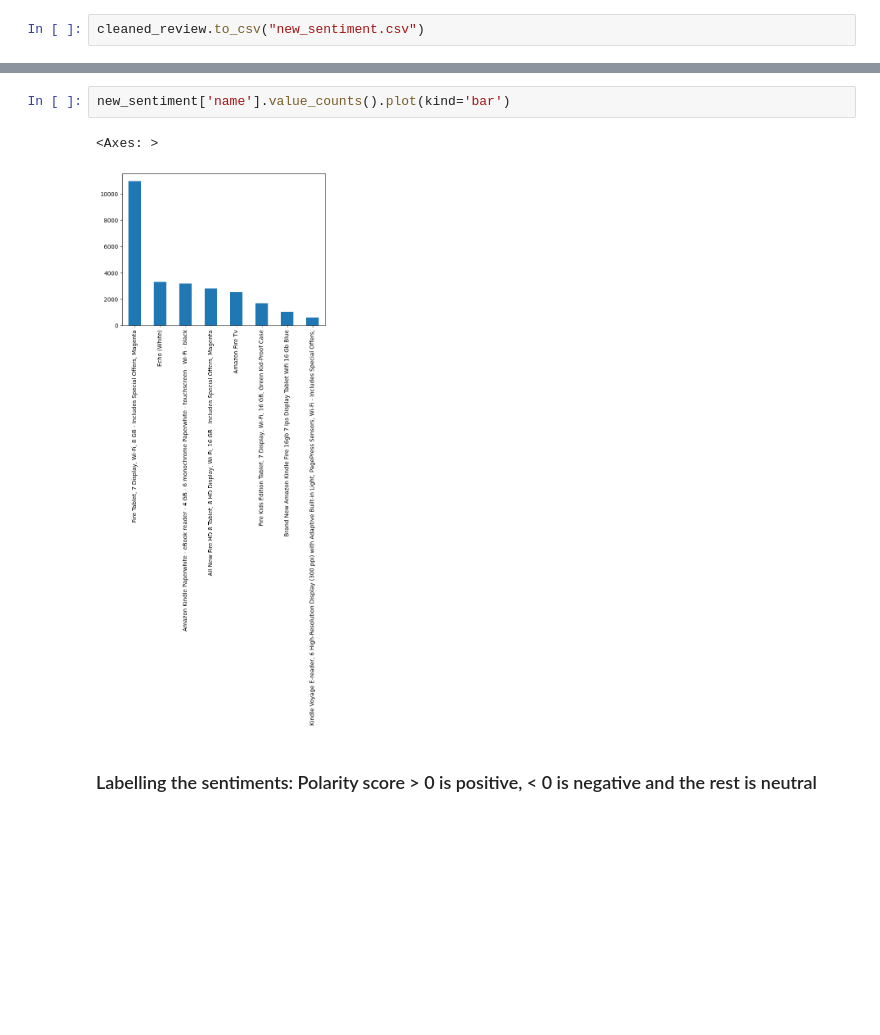
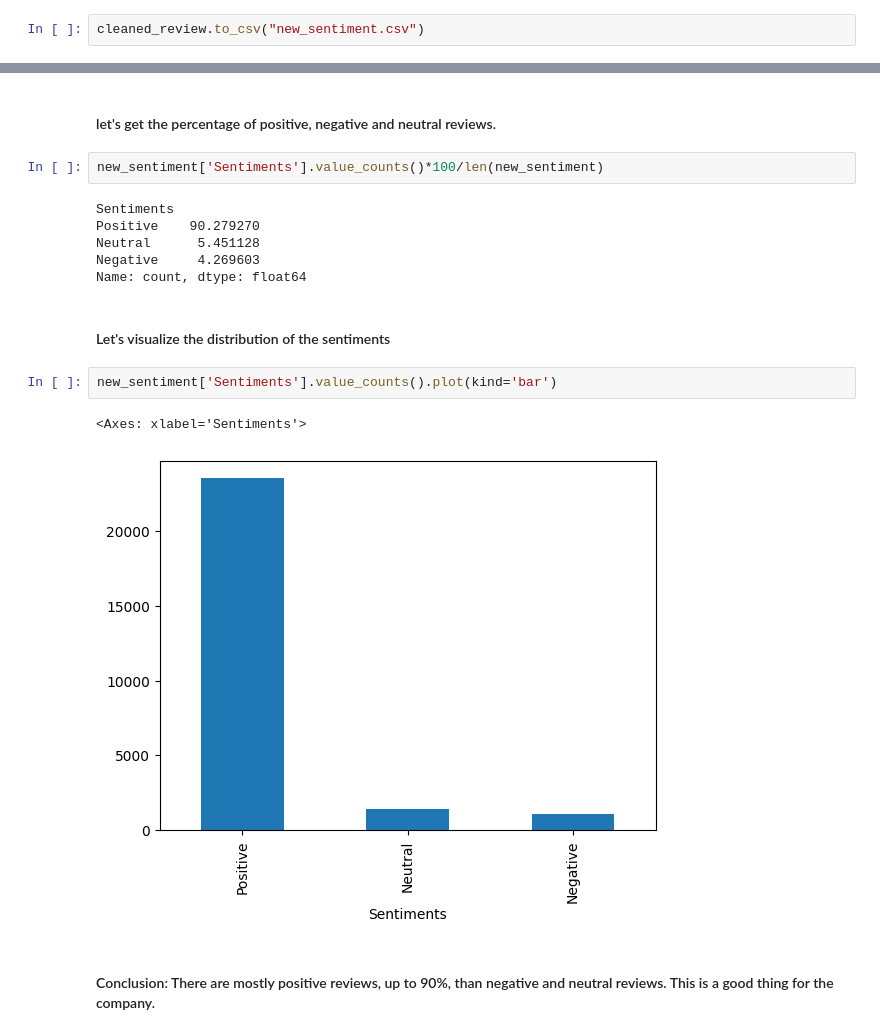
Before and after one commit to AfamO/ghw-sentiment-analysis, a Jupyter notebook: sentimentanalysis.ipynb, the cells around one changed output, grey strips where cells are left out. Saved outputs shown, nothing was run; the diff lists cells and outputs as text; blank space fills up the shorter version.

Commit message:
conclusion update

```diff
--- a/sentimentanalysis.ipynb
+++ b/sentimentanalysis.ipynb
@@ -648,7 +717,19 @@ Name: name, dtype: int64
+# %% [markdown]
+#### let's get the percentage of positive, negative and neutral reviews.
+# %%
+new_sentiment['Sentiments'].value_counts()*100/len(new_sentiment)
+# %% [output]
+Sentiments
+Positive    90.279270
+Neutral      5.451128
+Negative     4.269603
+Name: count, dtype: float64
+# %% [markdown]
+#### Let's visualize the distribution of the sentiments
 # %%
-new_sentiment['name'].value_counts().plot(kind='bar')
+new_sentiment['Sentiments'].value_counts().plot(kind='bar')
 # %% [output]
-<Axes: >
+<Axes: xlabel='Sentiments'>
-[figure, old version]
+[figure, new version]
-# %% [markdown]
-### Labelling the sentiments: Polarity score > 0 is positive, < 0 is negative and the rest is neutral
+# %% [markdown]
+#### Conclusion: There are mostly positive reviews, up to 90%, than negative and neutral reviews. This is a good thing for the company.
```
Also changed, not shown: parts of 13 cells of this notebook.
